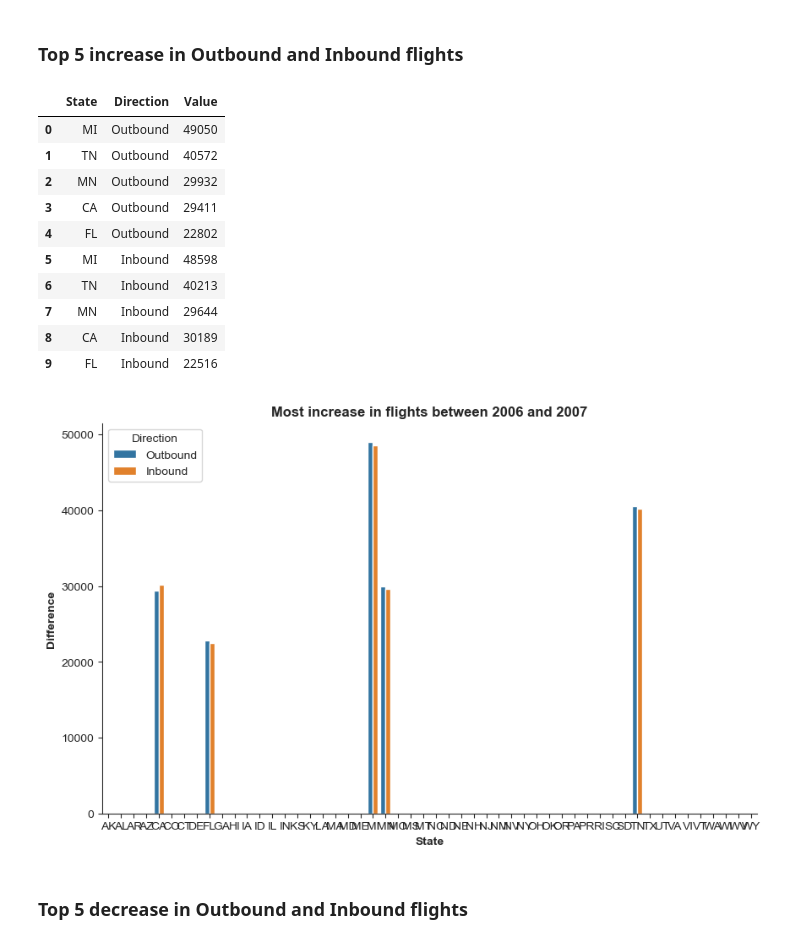
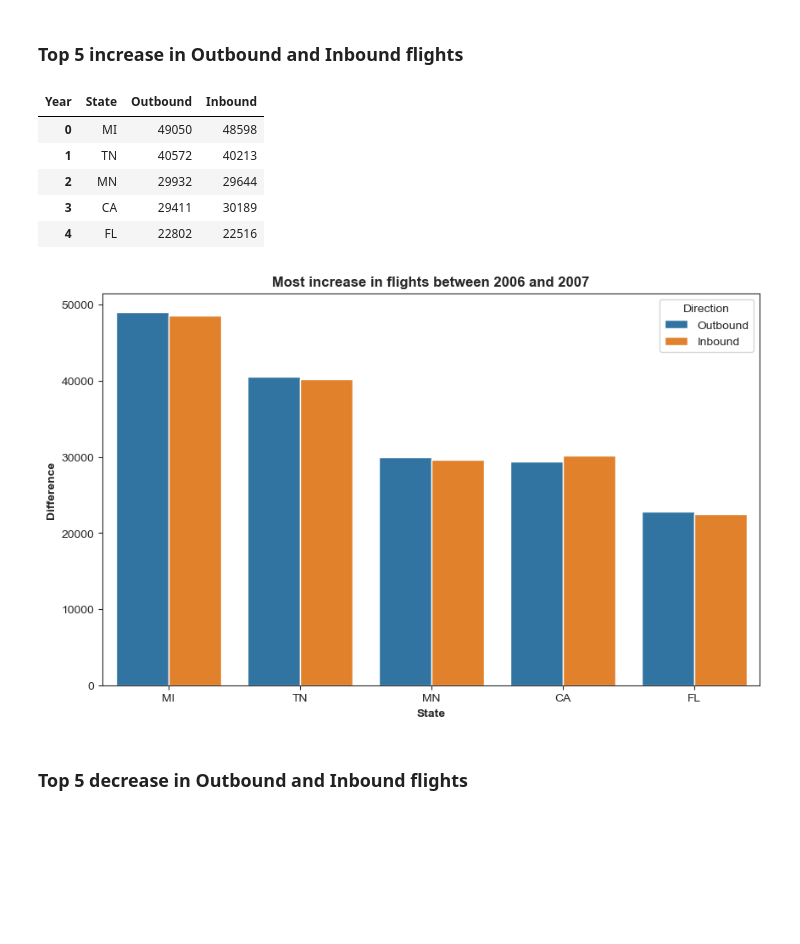
Before and after one commit to zxloo002/st2195cw, a Jupyter notebook: ZhiXian_Python.ipynb, the cells around one changed output. Cells and saved outputs as stored; diff of their text form; code cells hidden in the pictures; blank space fills up the shorter version.

```diff
--- a/ZhiXian_Python.ipynb
+++ b/ZhiXian_Python.ipynb
@@ -310,5 +315,4 @@ info = info.merge(airports, left_on=('Dest'), right_on=('iata'), how = 'left').d
 info.rename(columns={'state' :'DestState', 'airport':'DestAirport'},inplace= True)
 
 info = info[["Year", "Origin", "Dest", "OrigState", "DestState"]]
-info = info.astype({'Year': 'int32', 'OrigState':'category', 'DestState':'category'})
-info.dtypes
+info = info.astype({'Year': 'int32', 'OrigState':'str', 'DestState':'str'})
@@ -323,7 +320,7 @@ dtype: object
 ## Calculate the total number of inbound and outbound flights and the difference
 # %%
 #outbound flights
-outvalues = info.groupby(['OrigState', 'Year']).size().reset_index(name='Total')
+outvalues = info.groupby(['OrigState', 'Year']).size().reset_index(name='Total').copy()
 outbound = outvalues.pivot(index='OrigState', columns='Year', values='Total').reset_index()
 
 #find the difference
@@ -388,37 +389,30 @@ display(inbound.tail(5))
 ### Top 5 increase in Outbound and Inbound flights
 # %%
 #most and least changes to outbound flight
-mostout = outbound.head(5).copy()
+
 mostout.rename(columns={'Diff':'Outbound'}, inplace= True)
-mostin = inbound.head(5).copy()
 mostin.rename(columns={'Diff':'Inbound'}, inplace= True)
-increase= mostout.merge(mostin, left_on='State', right_on='State', how= 'left').drop(['2006_x', '2007_x', '2006_y', '2007_y'],axis=1).reset_index(drop=True)
+
+increase = pd.merge(mostout[['State', 'Outbound']], mostin[['State', 'Inbound']], on='State', how='outer')
+display(increase)
 
 # reshape the data frame to a long format
-increase_long = pd.melt(increase, id_vars='State', value_vars=['Outbound', 'Inbound'], var_name='Direction', value_name='Value').reset_index(drop=True)
-increase_long.dropna(inplace=True)
-display(increase_long)
+increase_long = pd.melt(increase, id_vars='State', var_name='Direction', value_name='Value')
 
 # create the grouped bar plot using seaborn
-fig, ax = plt.subplots(figsize = (10,6))
+plt.figure(figsize=(10, 6))
 sns.barplot(data=increase_long, x='State', y='Value', hue='Direction')
-sns.despine()
 plt.xlabel('State', fontweight = 'bold')
 plt.ylabel("Difference", fontweight = 'bold')
 plt.title("Most increase in flights between 2006 and 2007", fontweight = 'bold');
 # %% [output]
-|  | State | Direction | Value |
-| 0 | MI | Outbound | 49050 |
-| 1 | TN | Outbound | 40572 |
-| 2 | MN | Outbound | 29932 |
-| 3 | CA | Outbound | 29411 |
-| 4 | FL | Outbound | 22802 |
-| 5 | MI | Inbound | 48598 |
-| 6 | TN | Inbound | 40213 |
-| 7 | MN | Inbound | 29644 |
-| 8 | CA | Inbound | 30189 |
-| 9 | FL | Inbound | 22516 |
+| Year | State | Outbound | Inbound |
+| 0 | MI | 49050 | 48598 |
+| 1 | TN | 40572 | 40213 |
+| 2 | MN | 29932 | 29644 |
+| 3 | CA | 29411 | 30189 |
+| 4 | FL | 22802 | 22516 |
-[figure, old version]
+[figure, new version]
 # %% [markdown]
 ### Top 5 decrease in Outbound and Inbound flights
 # %%
```
Also changed, not shown: parts of 18 cells of this notebook.
